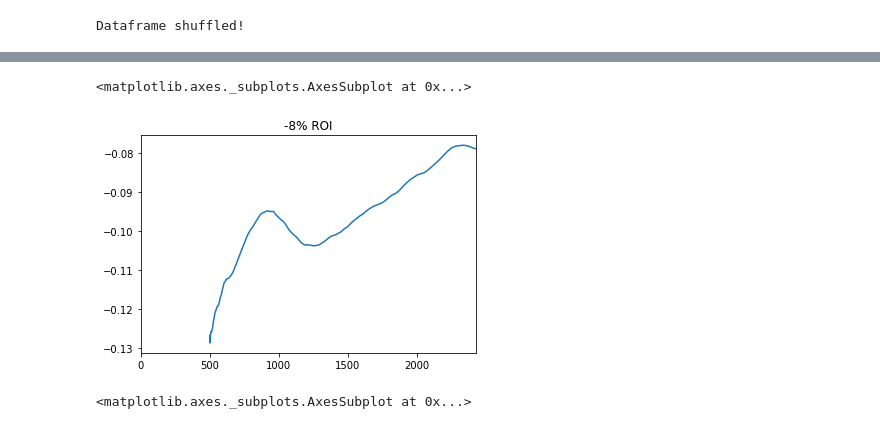
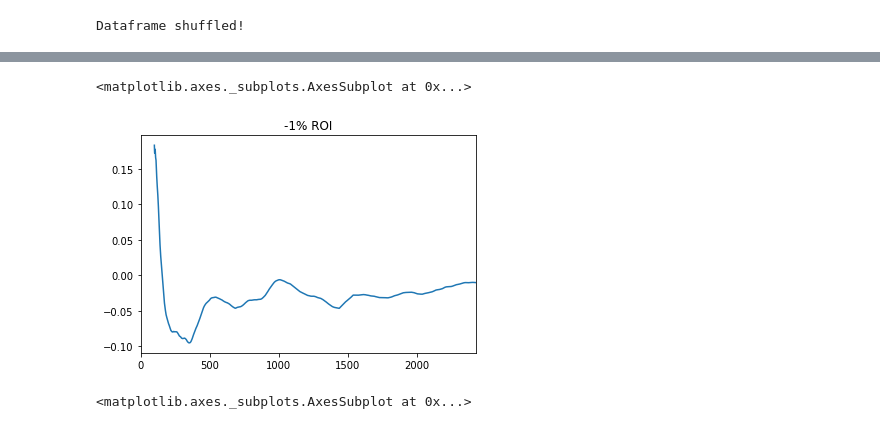
Before and after one commit to Tjorriemorrie/tabby, a Jupyter notebook: Simulate.ipynb, the cells around one changed output, grey strips where cells are left out. Saved outputs shown, nothing was run; the diff lists cells and outputs as text; code cells hidden in the pictures.

```diff
--- a/Simulate.ipynb
+++ b/Simulate.ipynb
@@ -38,7 +38,7 @@ balance = 1000
 bet_chunk = balance * 0.05
 # %%
 def process_strategy(df, strategy):
-    """run strategy"""
+    """run strategy, must pass runners returned back into results (it might be modified)"""
 
     book = []
     for _, race in dfo.iterrows():
@@ -89,17 +93,18 @@ def bet_results(book, runners, num_runners, bet_chunk, num_bets, race_type):
 # %%
-def bet_positive_odds(runners, bet_chunk):
+def bet_positive_only(runners, bet_chunk):
     """if prob > odds, bet"""
-
-    def bettable(r):
-        return (r['probability'] > r['odds_scale'] and r['odds_win'] > 0)
 
     # total (only of runners we are betting on)
     all_odds_scaled = [r['odds_scale'] for r in runners if bettable(r)]
+    all_probs = [r['probability'] for r in runners if bettable(r)]
+    total_scaled = sum(all_odds_scaled)
+    total_probs = sum(all_probs)
+
     num_bets = len(all_odds_scaled)
-    total = sum(all_odds_scaled)
 
     for runner in runners:
-        runner['bet'] = runner['odds_scale'] / total * bet_chunk if bettable(runner) else 0
+#         runner['bet'] = runner['odds_scale'] / total_scaled * bet_chunk if bettable(runner) else 0
+        runner['bet'] = runner['probability'] / total_probs * bet_chunk if bettable(runner) else 0
 
     return runners, num_bets
 
@@ -107,6 +112,6 @@ def bet_positive_odds(runners, bet_chunk):
 dfo = dfo.sample(frac=1).reset_index(drop=True)
 print('Dataframe shuffled!')
 
-book = process_strategy(dfo, bet_positive_odds)
+book = process_strategy(dfo, bet_positive_only)
 # %% [output]
 Dataframe shuffled!
@@ -128,11 +170,11 @@ df.tail(10)
 # %%
 # ROI
 roi = df.profit.cumsum() / df.bet_chunk.cumsum()
 roi_title = '{:.0f}% ROI'.format(roi.iloc[-1] * 100)
-roi.rolling(500).mean().plot(title=roi_title)
+roi.rolling(100).mean().plot(title=roi_title)
 # %% [output]
 <matplotlib.axes._subplots.AxesSubplot at 0x...>
-[figure, old version]
+[figure, new version]
 # %%
 # profit per num bets
 groups = df.groupby('num_bets').mean()
```
Also changed, not shown: parts of 8 cells of this notebook.
